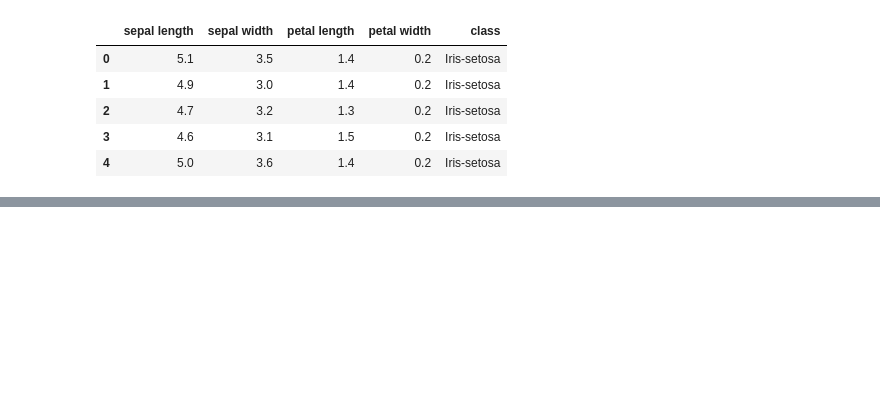
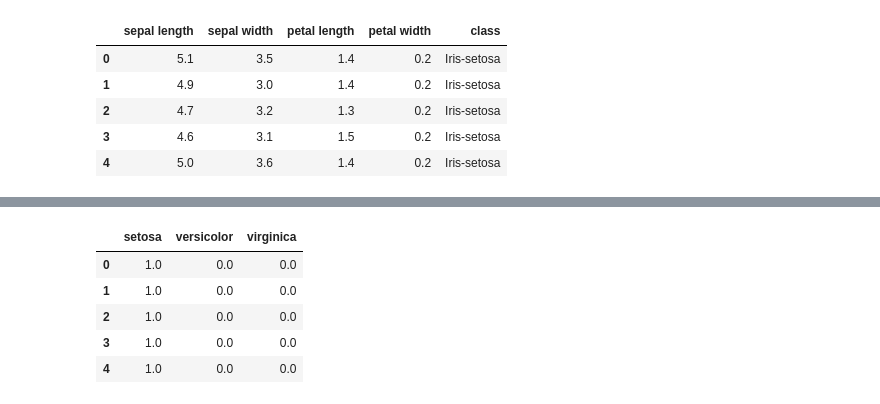
Before and after one commit to technobrain/data_sci, a Jupyter notebook: 1803_gradient_descent/GradientDescent.ipynb, the cells around one changed output, grey strips where cells are left out. Saved outputs shown, nothing was run; the diff lists cells and outputs as text; code cells hidden in the pictures; blank space fills up the shorter version.

```diff
--- a/1803_gradient_descent/GradientDescent.ipynb
+++ b/1803_gradient_descent/GradientDescent.ipynb
@@ -36,0 +76,13 @@ print(open("data/iris.names", "r").read())
+# %%
+y = iris["class"]
+y = pd.DataFrame({'setosa': (y == 'Iris-setosa').astype(float),
+                  'versicolor': (y == 'Iris-versicolor').astype(float),
+                  'virginica': (y == 'Iris-virginica').astype(float)})
+y.head()
+# %% [output]
+|  | setosa | versicolor | virginica |
+| 0 | 1.0 | 0.0 | 0.0 |
+| 1 | 1.0 | 0.0 | 0.0 |
+| 2 | 1.0 | 0.0 | 0.0 |
+| 3 | 1.0 | 0.0 | 0.0 |
+| 4 | 1.0 | 0.0 | 0.0 |
```
Also changed, not shown: parts of 19 cells of this notebook, 5 other files.
